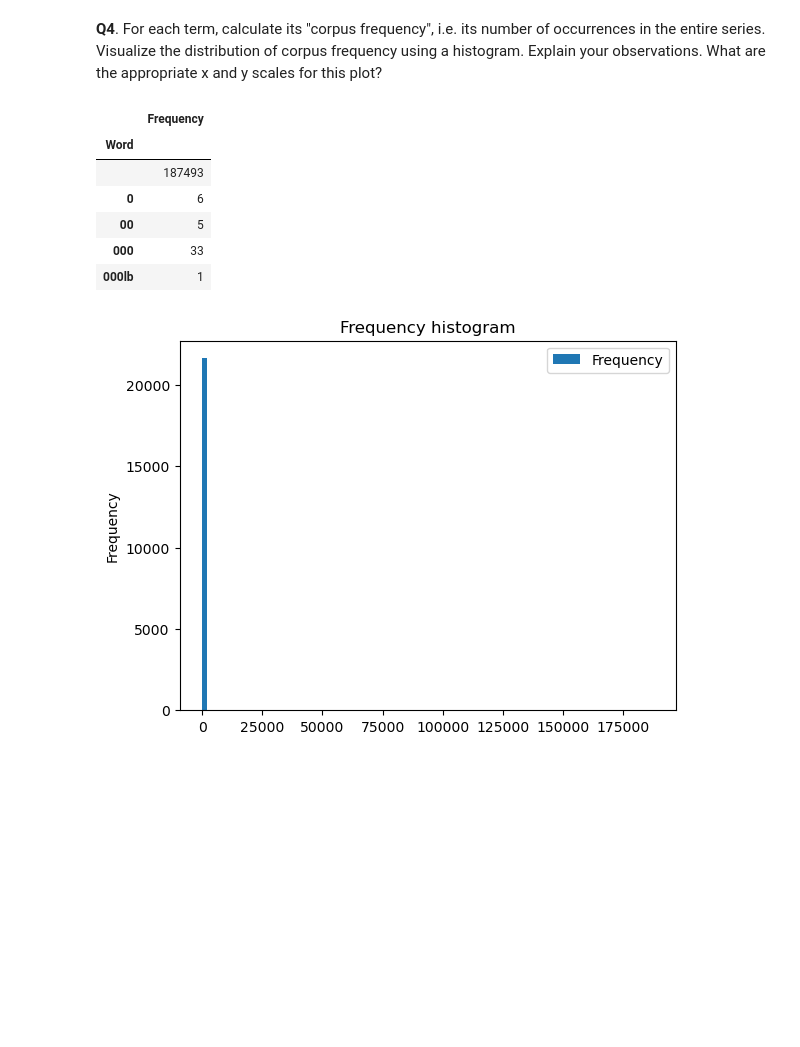
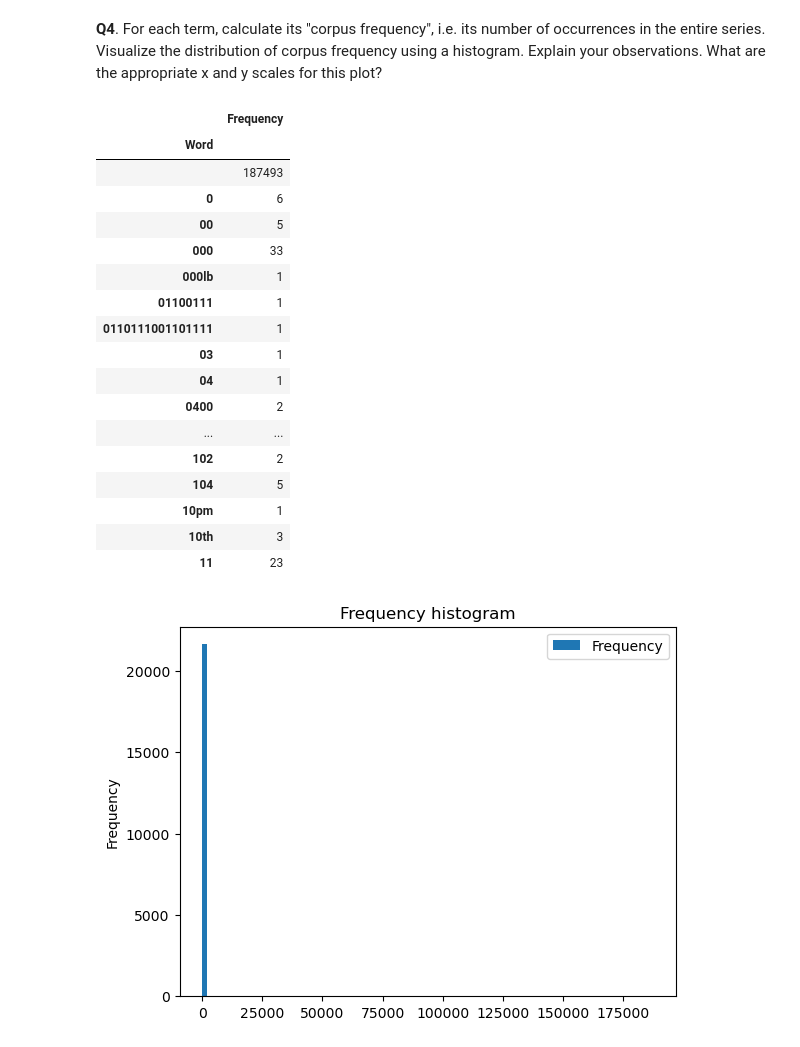
Before and after one commit to jonlecumberri/labsessionsADA2024, a Jupyter notebook: 09 - Handing text/Handling_text_exercise_2.ipynb, the cells around one changed output. Saved outputs shown, nothing was run; the diff lists cells and outputs as text; code cells hidden in the pictures; blank space fills up the shorter version.

```diff
--- a/09 - Handing text/Handling_text_exercise_2.ipynb
+++ b/09 - Handing text/Handling_text_exercise_2.ipynb
@@ -119,16 +120,27 @@ lines.head()
 # %%
 corpus_frequency = pd.concat([pd.Series(row['Line'].split(' ')) for _, row in lines.iterrows()]).reset_index()
 corpus_frequency.columns = ["Frequency", "Word"]
 corpus_frequency = corpus_frequency.groupby("Word").count()
-corpus_frequency.head()
+corpus_frequency.head(25)
 # %% [output]
 |  | Frequency |
 | Word |  |
 |  | 187493 |
 | 0 | 6 |
 | 00 | 5 |
 | 000 | 33 |
 | 000lb | 1 |
+| 01100111 | 1 |
+| 0110111001101111 | 1 |
+| 03 | 1 |
+| 04 | 1 |
+| 0400 | 2 |
+| ... | ... |
+| 102 | 2 |
+| 104 | 5 |
+| 10pm | 1 |
+| 10th | 3 |
+| 11 | 23 |
 # %%
 corpus_frequency.plot.hist(column=["Frequency"], bins=100, title="Frequency histogram")
 corpus_frequency.plot.hist(column=["Frequency"], loglog=True, bins=np.logspace(0, 6, 100),
```
Also changed, not shown: parts of 11 cells of this notebook.
